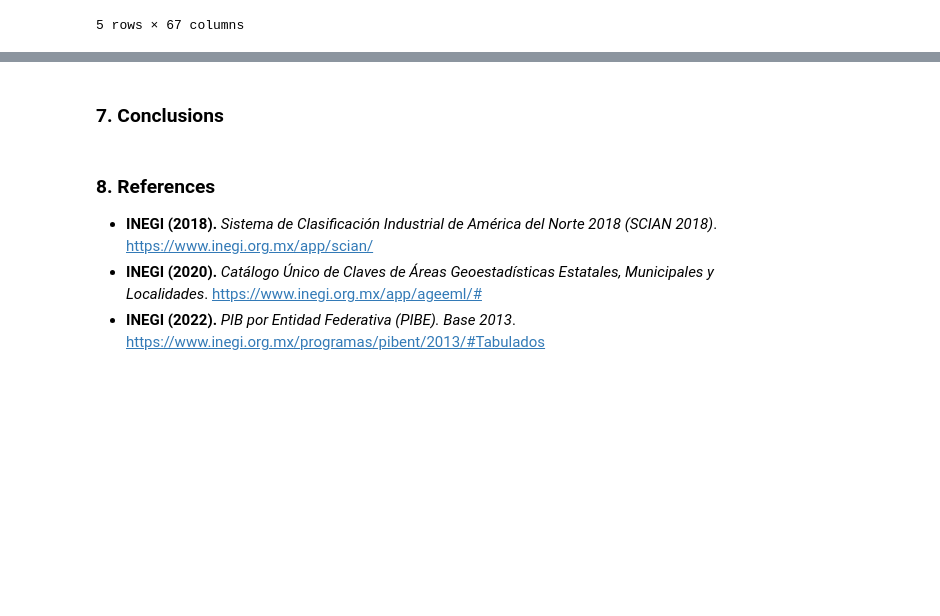
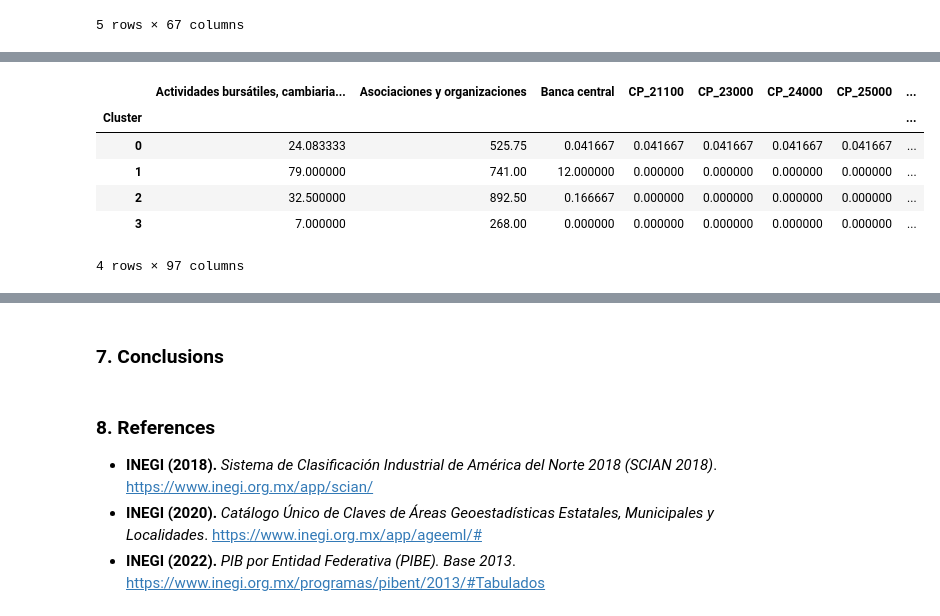
Before and after one commit to DanielEduardoLopez/DEVF-MachineLearning, a Jupyter notebook: FinalProject_RestaurantLocation.ipynb, the cells around one changed output, grey strips where cells are left out. Saved outputs shown, nothing was run; the diff lists cells and outputs as text; code cells hidden in the pictures; blank space fills up the shorter version.

```diff
--- a/FinalProject_RestaurantLocation.ipynb
+++ b/FinalProject_RestaurantLocation.ipynb
@@ -723,0 +775,11 @@ x_test = scaler.transform(x_test)
+# %%
+Profiles = pd.pivot_table(df_clust, index='Cluster', aggfunc = 'mean')
+Profiles
+# %% [output]
+|  | Actividades bursátiles, cambiaria... | Asociaciones y organizaciones | Banca central | CP_21100 | CP_23000 | CP_24000 | CP_25000 | ... |
+| Cluster |  |  |  |  |  |  |  | ... |
+| 0 | 24.083333 | 525.75 | 0.041667 | 0.041667 | 0.041667 | 0.041667 | 0.041667 | ... |
+| 1 | 79.000000 | 741.00 | 12.000000 | 0.000000 | 0.000000 | 0.000000 | 0.000000 | ... |
+| 2 | 32.500000 | 892.50 | 0.166667 | 0.000000 | 0.000000 | 0.000000 | 0.000000 | ... |
+| 3 | 7.000000 | 268.00 | 0.000000 | 0.000000 | 0.000000 | 0.000000 | 0.000000 | ... |
+4 rows × 97 columns
```
Also changed, not shown: parts of 34 cells of this notebook.
